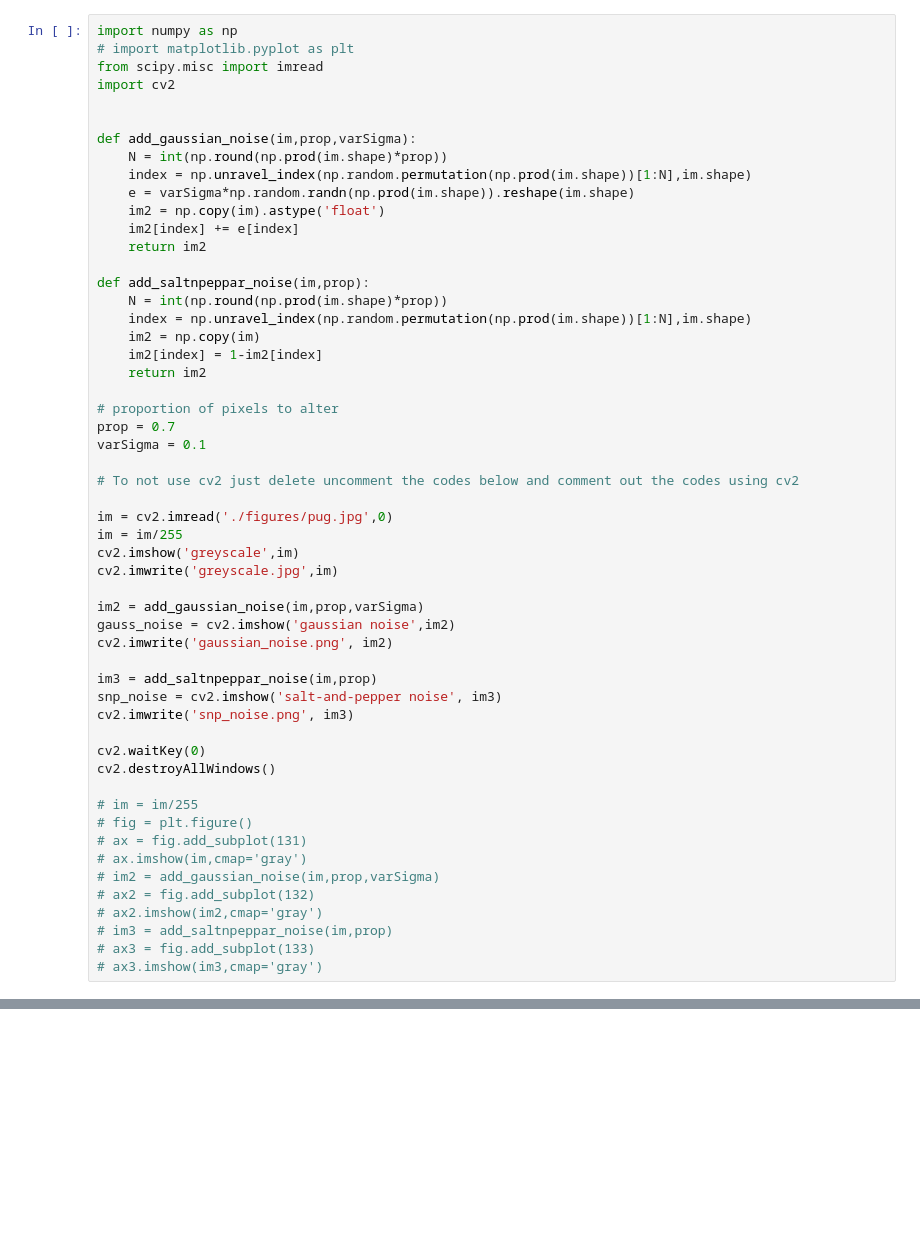
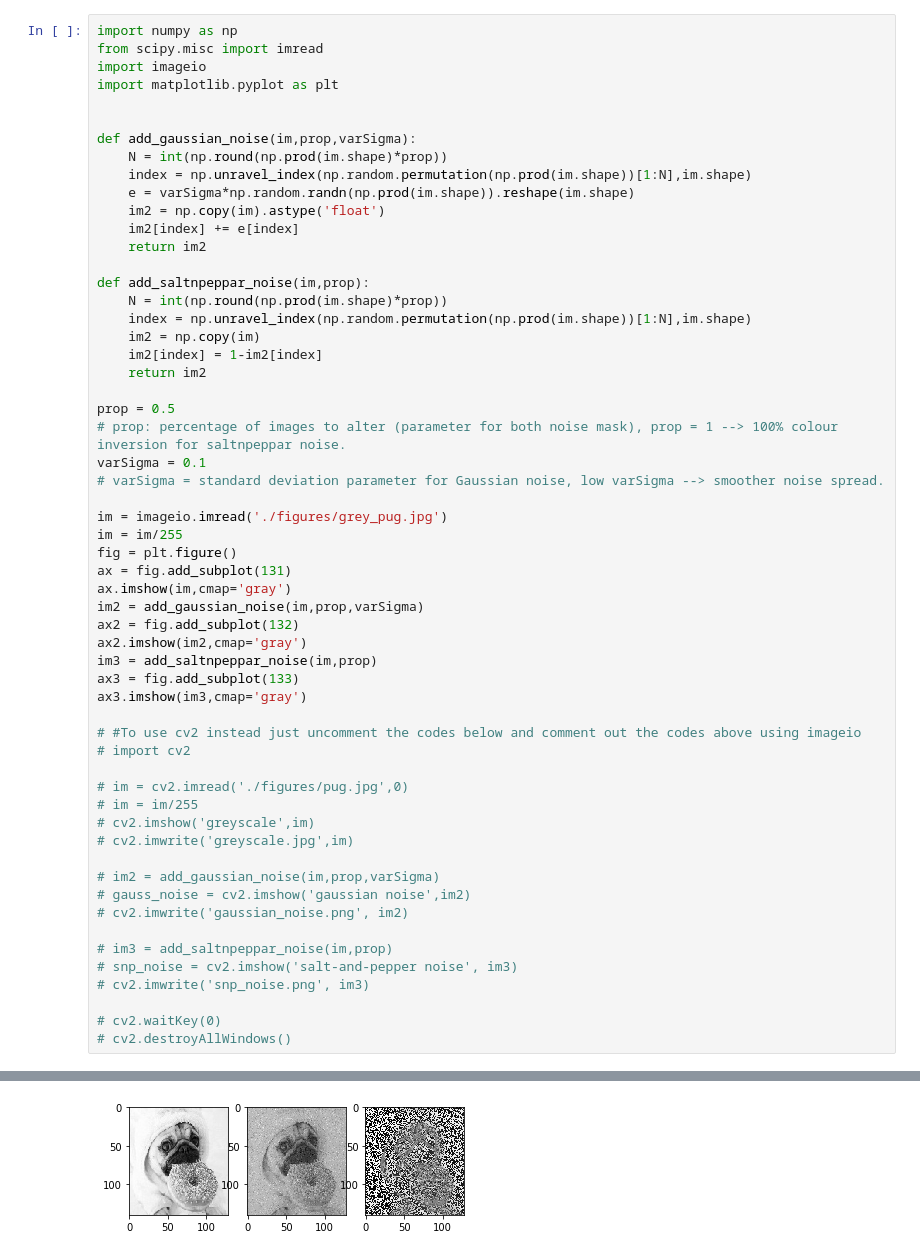
Before and after one commit to fz16336/Machine-Learning, a Jupyter notebook: Coursework2/q1.ipynb, the cells around one changed output, grey strips where cells are left out. Saved outputs shown, nothing was run; the diff lists cells and outputs as text; blank space fills up the shorter version.

```diff
--- a/Coursework2/q1.ipynb
+++ b/Coursework2/q1.ipynb
@@ -1,8 +1,8 @@
 # %%
 import numpy as np
-# import matplotlib.pyplot as plt
 from scipy.misc import imread
-import cv2
+import imageio
+import matplotlib.pyplot as plt
 
 
 def add_gaussian_noise(im,prop,varSigma):
@@ -20,36 +20,39 @@ def add_saltnpeppar_noise(im,prop):
     im2[index] = 1-im2[index]
     return im2
 
-# proportion of pixels to alter
-prop = 0.7
+prop = 0.5
+# prop: percentage of images to alter (parameter for both noise mask), prop = 1 --> 100% colour inversion for saltnpeppar noise.
 varSigma = 0.1
+# varSigma = standard deviation parameter for Gaussian noise, low varSigma --> smoother noise spread.
 
-# To not use cv2 just delete uncomment the codes below and comment out the codes using cv2
+im = imageio.imread('./figures/grey_pug.jpg')
+im = im/255
+fig = plt.figure()
+ax = fig.add_subplot(131)
+ax.imshow(im,cmap='gray')
+im2 = add_gaussian_noise(im,prop,varSigma)
+ax2 = fig.add_subplot(132)
+ax2.imshow(im2,cmap='gray')
+im3 = add_saltnpeppar_noise(im,prop)
+ax3 = fig.add_subplot(133)
+ax3.imshow(im3,cmap='gray')
 
-im = cv2.imread('./figures/pug.jpg',0)
-im = im/255
-cv2.imshow('greyscale',im)
-cv2.imwrite('greyscale.jpg',im)
+# #To use cv2 instead just uncomment the codes below and comment out the codes above using imageio
+# import cv2
 
-im2 = add_gaussian_noise(im,prop,varSigma)
-gauss_noise = cv2.imshow('gaussian noise',im2)
-cv2.imwrite('gaussian_noise.png', im2)
+# im = cv2.imread('./figures/pug.jpg',0)
+# im = im/255
+# cv2.imshow('greyscale',im)
+# cv2.imwrite('greyscale.jpg',im)
 
-im3 = add_saltnpeppar_noise(im,prop)
-snp_noise = cv2.imshow('salt-and-pepper noise', im3)
-cv2.imwrite('snp_noise.png', im3)
+# im2 = add_gaussian_noise(im,prop,varSigma)
+# gauss_noise = cv2.imshow('gaussian noise',im2)
+# cv2.imwrite('gaussian_noise.png', im2)
 
-cv2.waitKey(0)
-cv2.destroyAllWindows()
+# im3 = add_saltnpeppar_noise(im,prop)
+# snp_noise = cv2.imshow('salt-and-pepper noise', im3)
+# cv2.imwrite('snp_noise.png', im3)
 
-# im = im/255
-# fig = plt.figure()
-# ax = fig.add_subplot(131)
-# ax.imshow(im,cmap='gray')
-# im2 = add_gaussian_noise(im,prop,varSigma)
-# ax2 = fig.add_subplot(132)
-# ax2.imshow(im2,cmap='gray')
-# im3 = add_saltnpeppar_noise(im,prop)
-# ax3 = fig.add_subplot(133)
-# ax3.imshow(im3,cmap='gray')
+# cv2.waitKey(0)
+# cv2.destroyAllWindows()
 # %% [output]
@@ -56,0 +60 @@ ModuleNotFoundError: No module named 'cv2.cv2'
+[figure, added]
```
Also changed, not shown: parts of 15 cells of this notebook, 1 other file.
